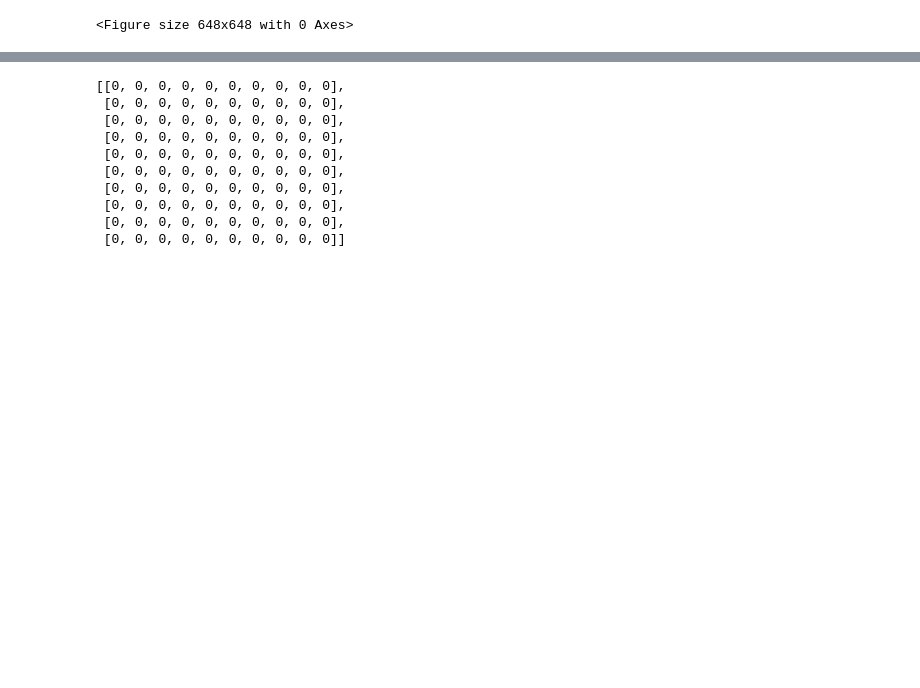
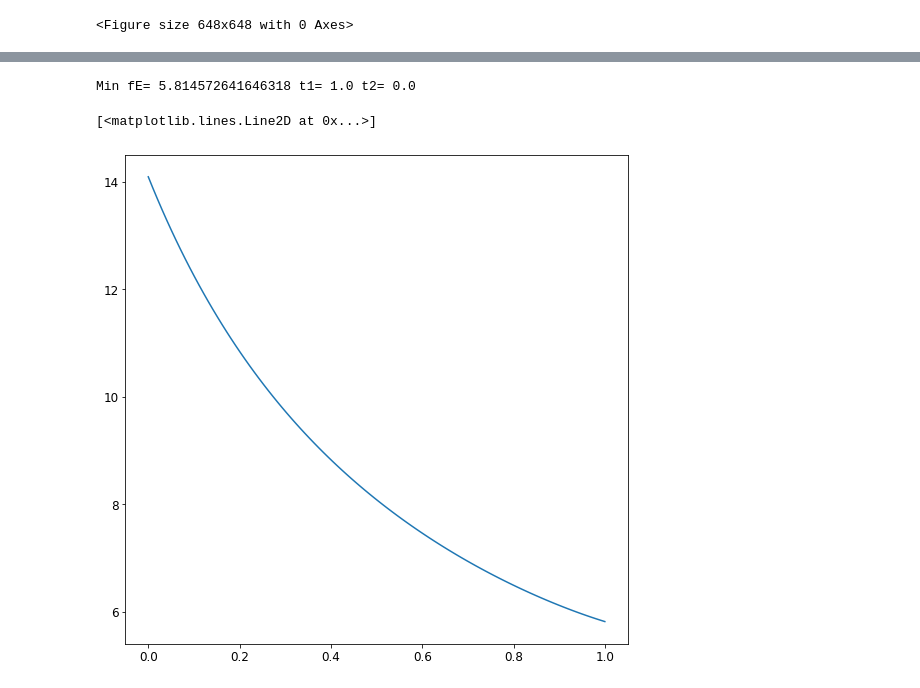
Before and after one commit to alfm778/Plastkompositter, a Jupyter notebook: Optimization testing.ipynb, the cells around one changed output, grey strips where cells are left out. Drawn from its saved outputs; the diff is of its cells as text; code cells hidden in the pictures; blank space fills up the shorter version.

```diff
--- a/Optimization testing.ipynb
+++ b/Optimization testing.ipynb
@@ -344,13 +346,44 @@ plt.plot(t1, fE)
 # %%
-[[0]*10]*10
+# Thickness optimization for a list of thetas
+
+P,Fx,T = loadcase(5)
+R = 75
+
+set_plot_props()
+theta1 = 0
+theta2 = 80
+
+thetaspace = [[10,60], [10,70], [10, 88], [20, 70], [30, 80]]
+
+t = 1
+t1 = np.linspace(0, 1, 100)
+t2 = t - t1
+fE = np.zeros_like(t1)
+fE_s = []
+for theta1, theta2 in thetaspace:
+    for i in range(len(t1)):
+        #print(t1 + t2)
+
+        layup =     [{'mat':m,  'ori':  theta1,  'thi':t1[i]/2},
+                     {'mat':m,  'ori':  theta2,  'thi':t2[i]},
+                     {'mat':m,  'ori':  theta1,  'thi':t1[i]/2}]
+
+        layup =     [{'mat':m,  'ori':  theta1,  'thi':t1[i]/2},
+                     {'mat':m,  'ori':  -theta1,  'thi':t1[i]/2},
+                     {'mat':m,  'ori':  theta2,  'thi':t2[i]/2},
+                     {'mat':m,  'ori':  theta2,  'thi':t2[i]/2}]
+
+
+        res_iff = solve(layup,R=75,P=P*1.2,Fx=Fx*1.2,T=T*1.2)
+        #strain_iff = res_iff["global_strains"]
+        fE[i] = res_iff["fE_iff"]
+
+        #fE_s.append(fE.copy())
+
+i = fE.argmin() # Optimal fE
+print("Min fE=", fE[i], "t1=", t1[i], "t2=", t2[i])
+plt.plot(t1, fE)
 # %% [output]
-[[0, 0, 0, 0, 0, 0, 0, 0, 0, 0],
- [0, 0, 0, 0, 0, 0, 0, 0, 0, 0],
- [0, 0, 0, 0, 0, 0, 0, 0, 0, 0],
- [0, 0, 0, 0, 0, 0, 0, 0, 0, 0],
- [0, 0, 0, 0, 0, 0, 0, 0, 0, 0],
- [0, 0, 0, 0, 0, 0, 0, 0, 0, 0],
- [0, 0, 0, 0, 0, 0, 0, 0, 0, 0],
- [0, 0, 0, 0, 0, 0, 0, 0, 0, 0],
- [0, 0, 0, 0, 0, 0, 0, 0, 0, 0],
- [0, 0, 0, 0, 0, 0, 0, 0, 0, 0]]
+Min fE= 5.814572641646318 t1= 1.0 t2= 0.0
+[<matplotlib.lines.Line2D at 0x...>]
+[figure, added]
```
Also changed, not shown: parts of 2 cells of this notebook, 1 other file.
